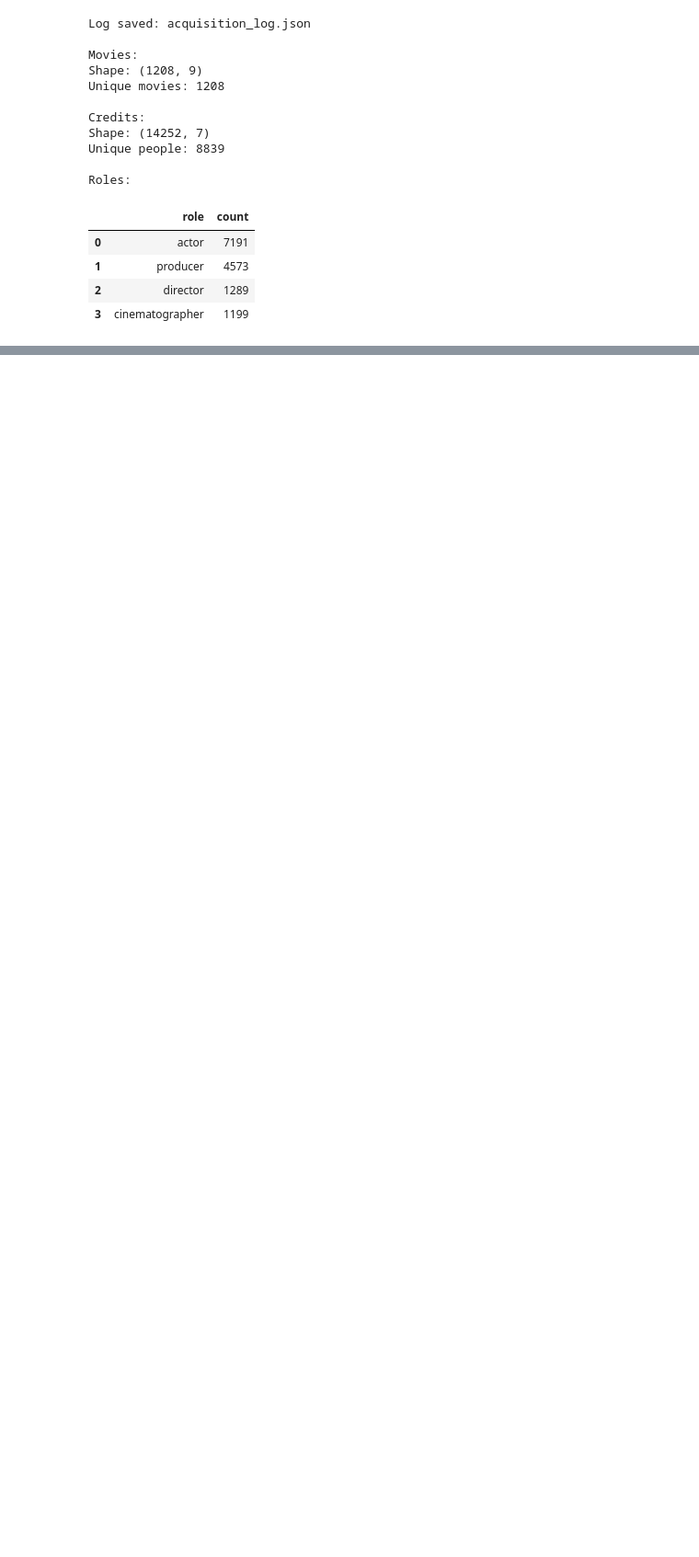
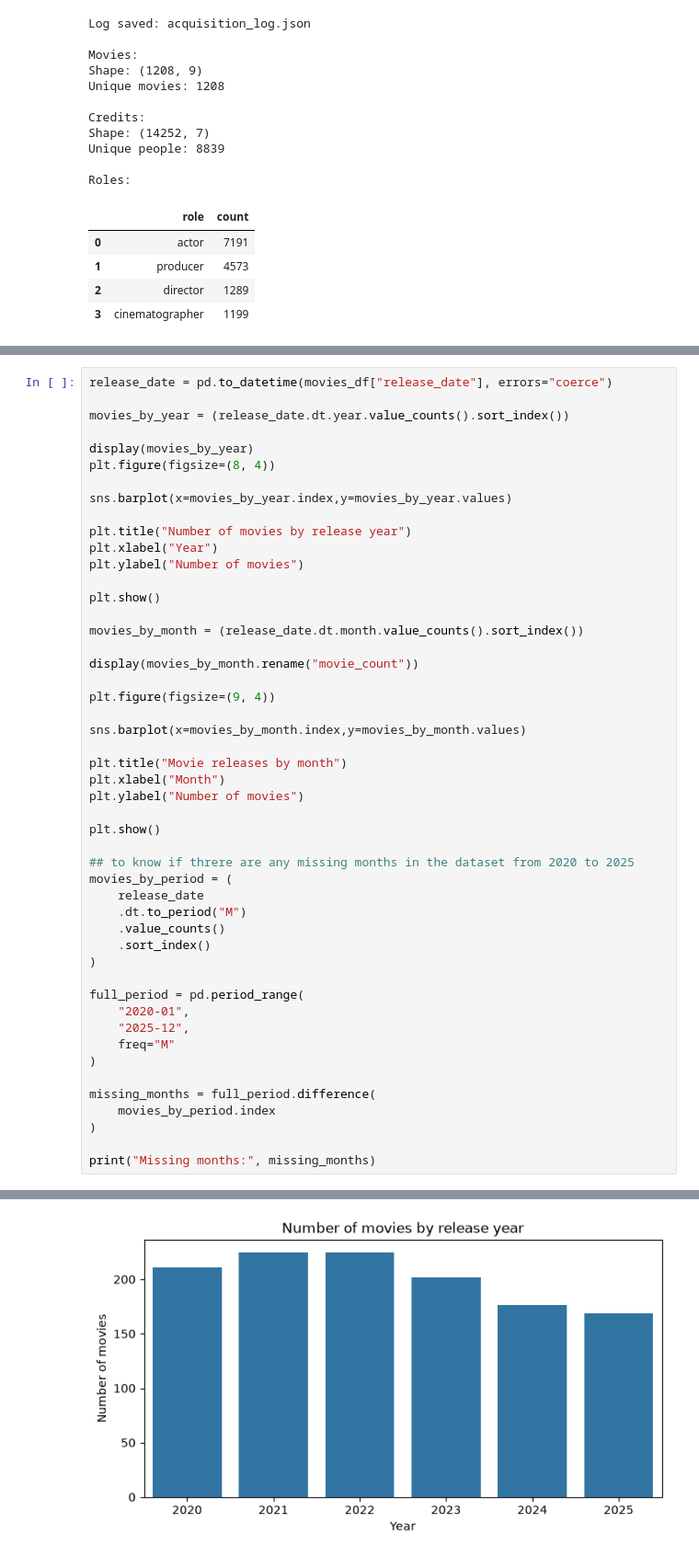
Before and after one commit to Belaidbens/TMDB-data-acquisition, a Jupyter notebook: aquisition.ipynb, the cells around one changed output, grey strips where cells are left out. Shown at 92% size. Cells and saved outputs as stored; diff of their text form; blank space fills up the shorter version.

```diff
--- a/aquisition.ipynb
+++ b/aquisition.ipynb
@@ -698,0 +1031,50 @@ Roles:
+# %%
+release_date = pd.to_datetime(movies_df["release_date"], errors="coerce")
+
+movies_by_year = (release_date.dt.year.value_counts().sort_index())
+
+display(movies_by_year)
+plt.figure(figsize=(8, 4))
+
+sns.barplot(x=movies_by_year.index,y=movies_by_year.values)
+
+plt.title("Number of movies by release year")
+plt.xlabel("Year")
+plt.ylabel("Number of movies")
+
+plt.show()
+
+movies_by_month = (release_date.dt.month.value_counts().sort_index())
+
+display(movies_by_month.rename("movie_count"))
+
+plt.figure(figsize=(9, 4))
+
+sns.barplot(x=movies_by_month.index,y=movies_by_month.values)
+
+plt.title("Movie releases by month")
+plt.xlabel("Month")
+plt.ylabel("Number of movies")
+
+plt.show()
+
+## to know if threre are any missing months in the dataset from 2020 to 2025
+movies_by_period = (
+    release_date
+    .dt.to_period("M")
+    .value_counts()
+    .sort_index()
+)
+
+full_period = pd.period_range(
+    "2020-01",
+    "2025-12",
+    freq="M"
+)
+
+missing_months = full_period.difference(
+    movies_by_period.index
+)
+
+print("Missing months:", missing_months)
+# %% [output]
@@ -698,0 +1089 @@ Roles:
+[figure, added]
```
Also changed, not shown: parts of 26 cells of this notebook, 3 other files.
